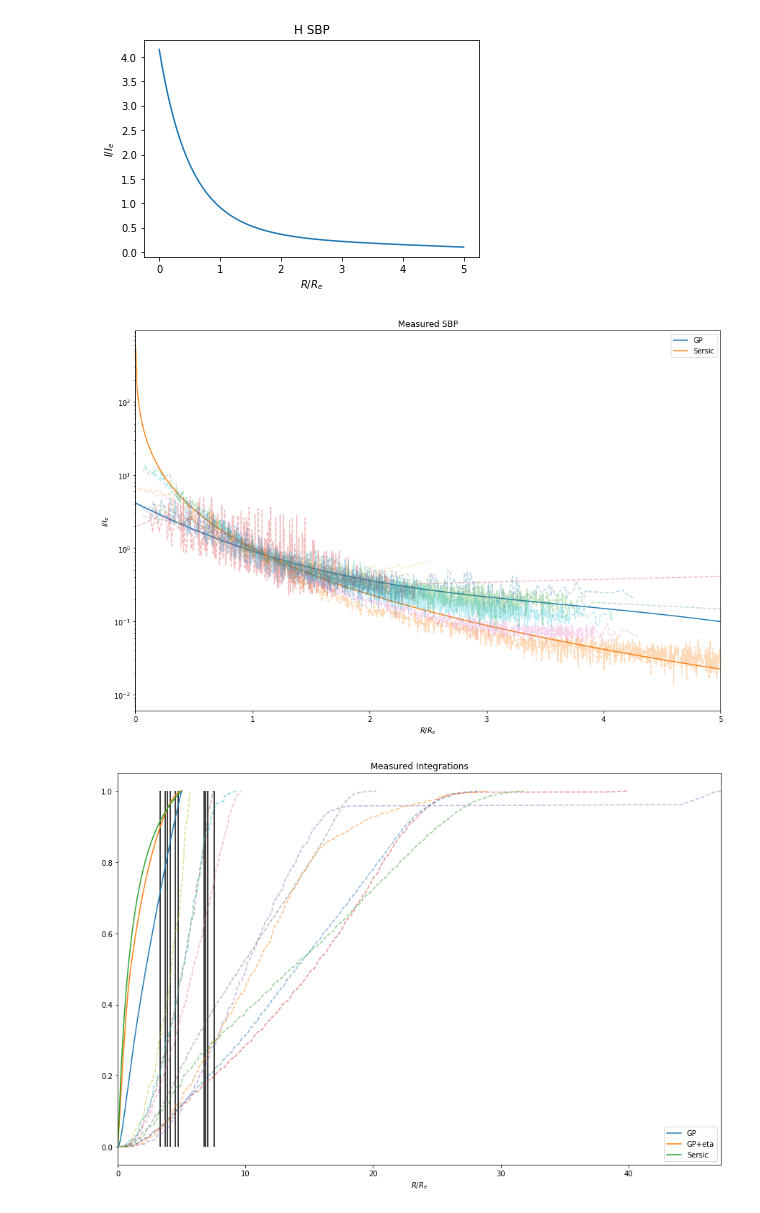
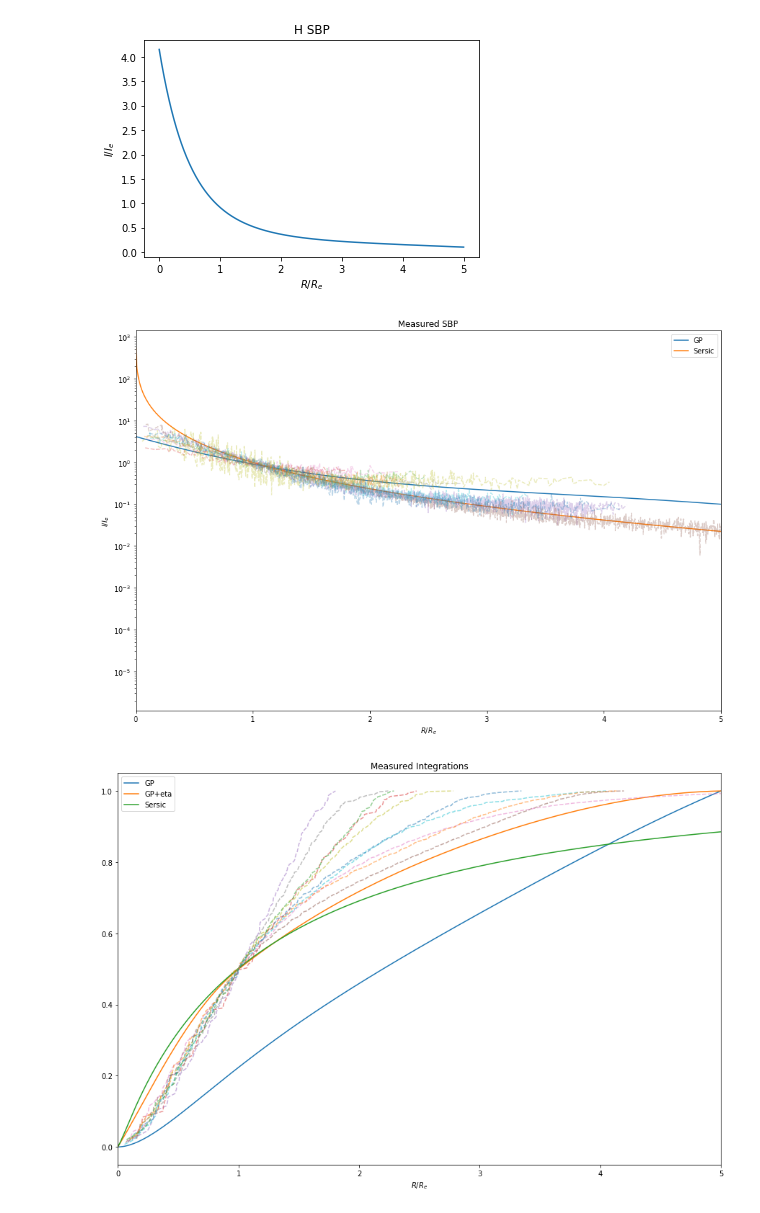
Before and after one commit to ryanhausen/gp-imgs, a Jupyter notebook: post_stuff/Update-09-06-2017.ipynb, the cells around one changed output. Saved outputs shown, nothing was run; the diff lists cells and outputs as text; code cells hidden in the pictures.

```diff
--- a/post_stuff/Update-09-06-2017.ipynb
+++ b/post_stuff/Update-09-06-2017.ipynb
@@ -34,10 +34,16 @@ def sbp_to_int(x, y):
     weighted_y = xs * y
     I_tot = weighted_y.sum()
     int_I = np.cumsum(weighted_y/I_tot)
-    return int_I, I_tot
+    return int_I, I_tot, xs
+
+def img_sbp_to_int(x, y):
+    I_tot = y.sum()
+    I_int = np.cumsum(y)/I_tot
+
+    return I_int
 
 def int_to_sbp(x, y, y_tot):
-    return np.array([0] + np.diff(y).tolist())*y_tot/x
+    return (np.array([0] + np.diff(y).tolist())*y_tot)/x
 
 def eta_line(x, difference_at_1):
     def delta_l(x, diff):
@@ -87,7 +93,7 @@ def make_nonnegative(img):
     epsilon = 0 if len(img[img<0])==0 else img[img>0].min()
     return img + abs(img.min()) + epsilon
 # %%
-y_gp_int, I_tot = sbp_to_int(X.flatten(), y_gp.flatten())
+y_gp_int, I_tot, wx = sbp_to_int(X.flatten(), y_gp.flatten())
 diff_at_1 = 0.5-y_gp_int[np.square(X-1).argmin()]
 y_gp_eta = y_gp_int + eta_line(X.flatten(), diff_at_1)
 
@@ -99,42 +105,41 @@ for img, src_map in get_random_spheroids():
 
     sources.append((rs, fs, re, ie))
 
-y_sersic = sersic(X)
-y_sersic_int, _ = sbp_to_int(X.flatten(), y_sersic.flatten())
+X_sersic = np.linspace(0.001, 50, 5000)[:, np.newaxis]
+y_sersic = sersic(X_sersic)
+y_sersic_int, _, _ = sbp_to_int(X_sersic.flatten(), y_sersic.flatten())
 
 plt.figure(figsize=(15, 10))
 plt.title('Measured SBP')
 plt.xlabel('$R/R_e$')
 plt.ylabel('$I/I_e$')
 plt.xlim((0,5))
 
 plt.semilogy(X, y_gp, label='GP')
-plt.semilogy(X, y_sersic, label='Sersic')
+plt.semilogy(X_sersic, y_sersic, label='Sersic')
 
 for x, y, r, i in sources:
     plt.semilogy(x/r, y/i, '--', alpha=0.3)
 plt.legend()
 
 
 plt.figure(figsize=(15, 10))
 plt.title('Measured Integrations')
 plt.xlabel('$R/R_e$')
 plt.xlim((0,5))
 
 plt.plot(X, y_gp_int, label='GP')
 plt.plot(X, y_gp_eta, label='GP+eta')
-plt.plot(X, y_sersic_int, label='Sersic')
+plt.plot(X_sersic, y_sersic_int, label='Sersic')
 
 for x, y, r, i in sources:
-    s_int, _ = sbp_to_int(x.flatten(), y)
-    plt.plot(x, s_int, '--', alpha=0.5)
-    plt.vlines(r, 0, 1)
+    s_int = img_sbp_to_int(x.flatten(), y)
+    plt.plot(x/r, s_int, '--', alpha=0.5)
 m = max([max(s[0]) for s in sources])
-plt.xlim(0, m)
 plt.legend()
 
 plt.show()
 # %% [output]
-[figure, old version]
+[figure, new version]
-[figure, old version]
+[figure, new version]
 # %%
```
Also changed, not shown: parts of 1 cell of this notebook.
